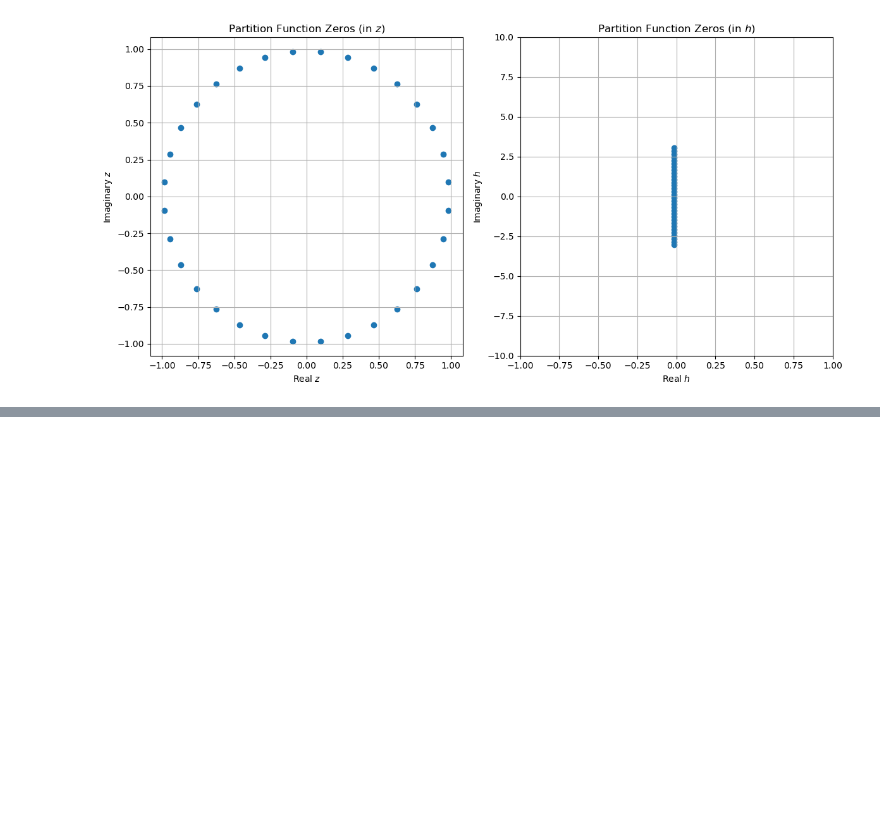
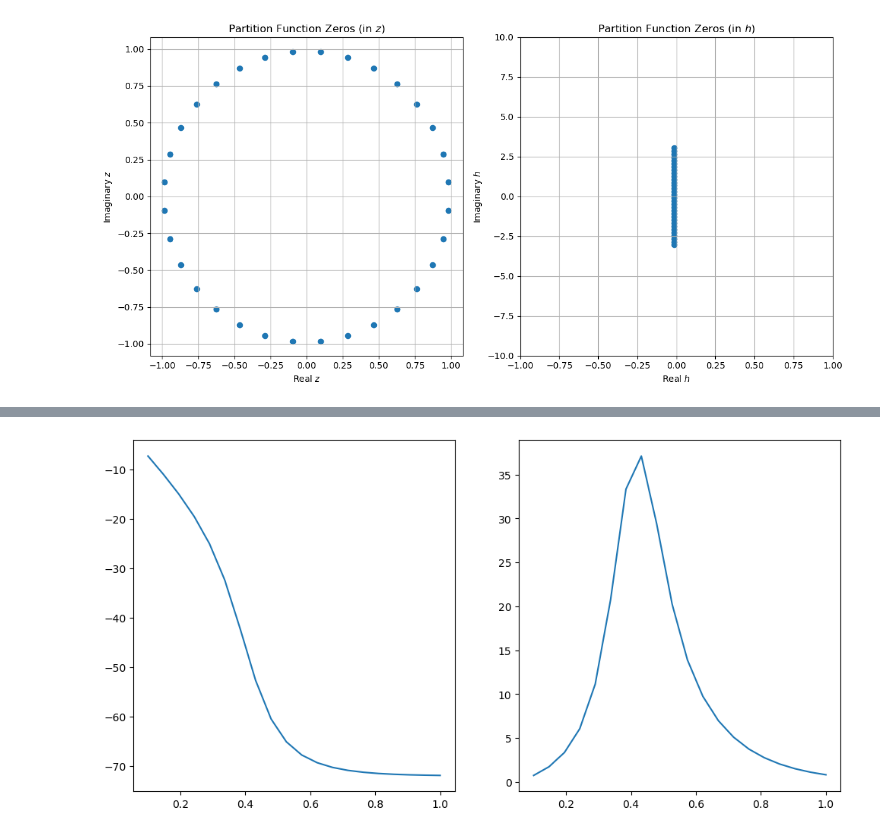
Before and after one commit to GregoryLJohnson/SimpleModels, a Jupyter notebook: WL_PFZ.ipynb, the cells around one changed output, grey strips where cells are left out. Cells and saved outputs as stored; diff of their text form; code cells hidden in the pictures; blank space fills up the shorter version.

Commit message:
added some thermo

```diff
--- a/WL_PFZ.ipynb
+++ b/WL_PFZ.ipynb
@@ -345,0 +356,7 @@ plt.show()
+# %%
+# Run the simulation
+L = 6
+model = Wang_Landau_2DIsing(L)
+t0 = time()
+energy_range, dos = model.run_DoE(logfmod = 1/2, logf_min = 1e-8, flatness_criterion = flatness, N_sweeps = 1e2)
+print("Computation time = ", time()-t0)
@@ -345,0 +387,23 @@ plt.show()
+# %%
+def calculate_thermo(model, beta):
+    temperature = 1/beta
+    log_dos = model.log_dos
+    energy_range = model.energy_range
+
+    partition_function = np.sum(np.exp(log_dos - beta * energy_range))
+    average_energy = np.sum(energy_range * np.exp(log_dos - beta * energy_range)) / partition_function
+    average_energy_squared = np.sum(energy_range**2 *  np.exp(log_dos - beta * energy_range)) / partition_function
+    specific_heat = (average_energy_squared - average_energy**2) / (temperature**2)
+    return average_energy, specific_heat
+calculate_thermo = np.vectorize(calculate_thermo)
+
+
+beta_range  = np.linspace(.1, 1 , num = 20)
+average_energy, specific_heat = calculate_thermo(model, beta_range)
+# Plot zeros of the partition function in terms of h and fugacity(z)
+fig, axes = plt.subplots(1, 2, figsize=(12, 6))
+axes[0].plot( beta_range, average_energy)
+axes[1].plot( beta_range, specific_heat)
+plt.show()
+# %% [output]
+[figure, added]
```
Also changed, not shown: parts of 8 cells of this notebook.
